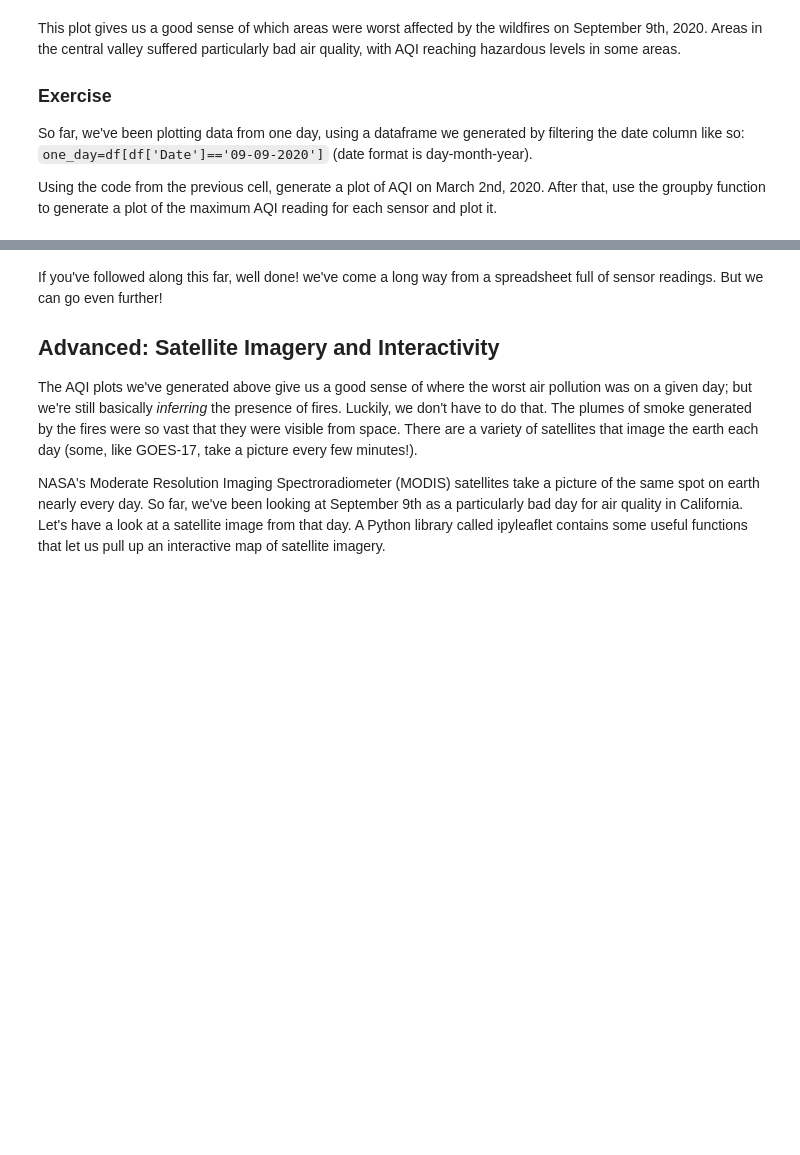
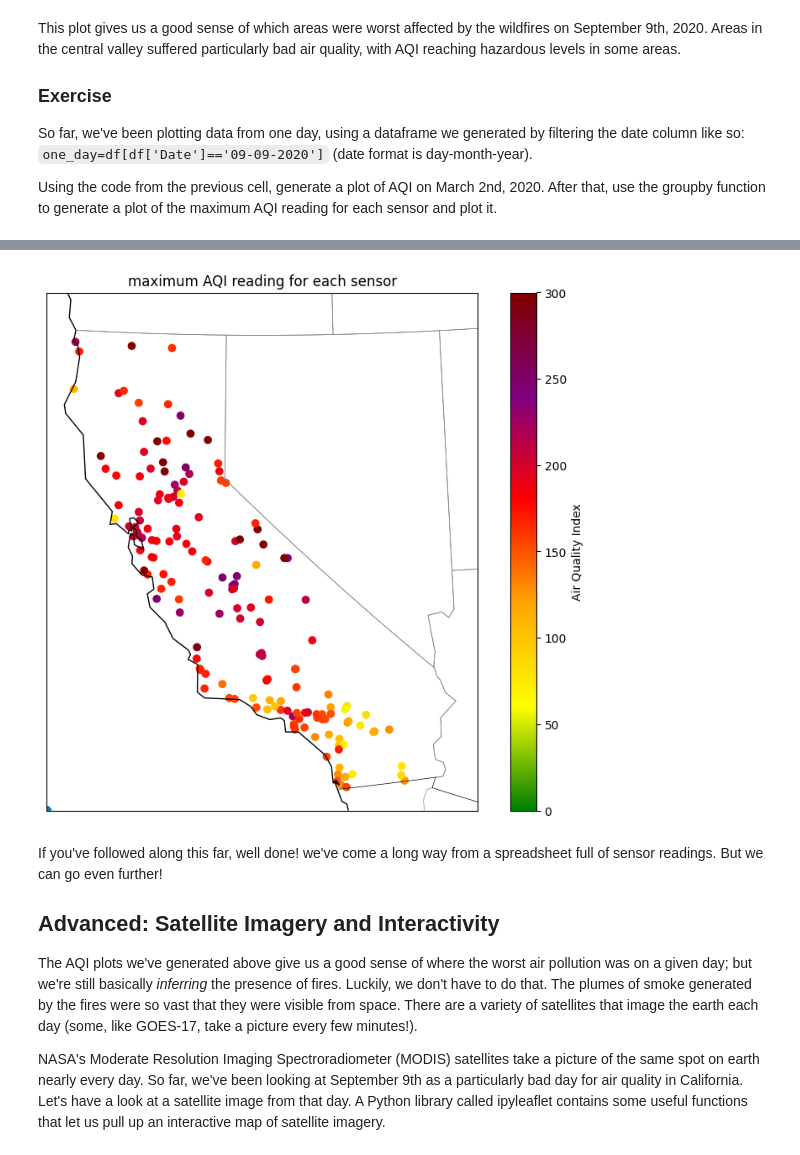
Before and after one commit to Kate823-jjj/QM-1, a Jupyter notebook: notebooks/W03. Spatial Data.ipynb, the cells around one changed output, grey strips where cells are left out. Saved outputs shown, nothing was run; the diff lists cells and outputs as text; code cells hidden in the pictures; blank space fills up the shorter version.

```diff
--- a/notebooks/W03. Spatial Data.ipynb
+++ b/notebooks/W03. Spatial Data.ipynb
@@ -365,3 +498,37 @@ Using the code from the previous cell, generate a plot of AQI on March 2nd, 2020
+# %%
+sites = df.groupby(['Site ID','latitude','longitude'])['AQI'].max().reset_index()
+
+plt.scatter(
+    x=sites['longitude'],
+    y=sites['latitude'])
+
+# as always, label our axes and the plot!
+# plt.xlabel("Longitude")
+# plt.ylabel("Latitude")
+# plt.title("Geographic Distribution of AQI sensors in California")
+
+map = Basemap(projection='lcc', resolution='l',
+            lat_0=37.5, lon_0=-119,
+            width=1E6, height=1.2E6)
+
+map.drawcoastlines(color='black')
+map.drawcountries(color='black')
+map.drawstates(color='gray')
+
+map.scatter(
+      sites['longitude'],
+      sites['latitude'],
+      latlon=True,
+      c=sites['AQI'], # We're adding that
+      cmap=aqi_colors,
+      vmin=0,
+      vmax=300)
+
+
+plt.title('maximum AQI reading for each sensor')
+plt.colorbar(label='Air Quality Index');
+# %% [output]
+[figure, added]
 # %% [markdown]
 If you've followed along this far, well done! we've come a long way from a spreadsheet full of sensor readings. But we can go even further!
 
```
Also changed, not shown: parts of 14 cells of this notebook.
